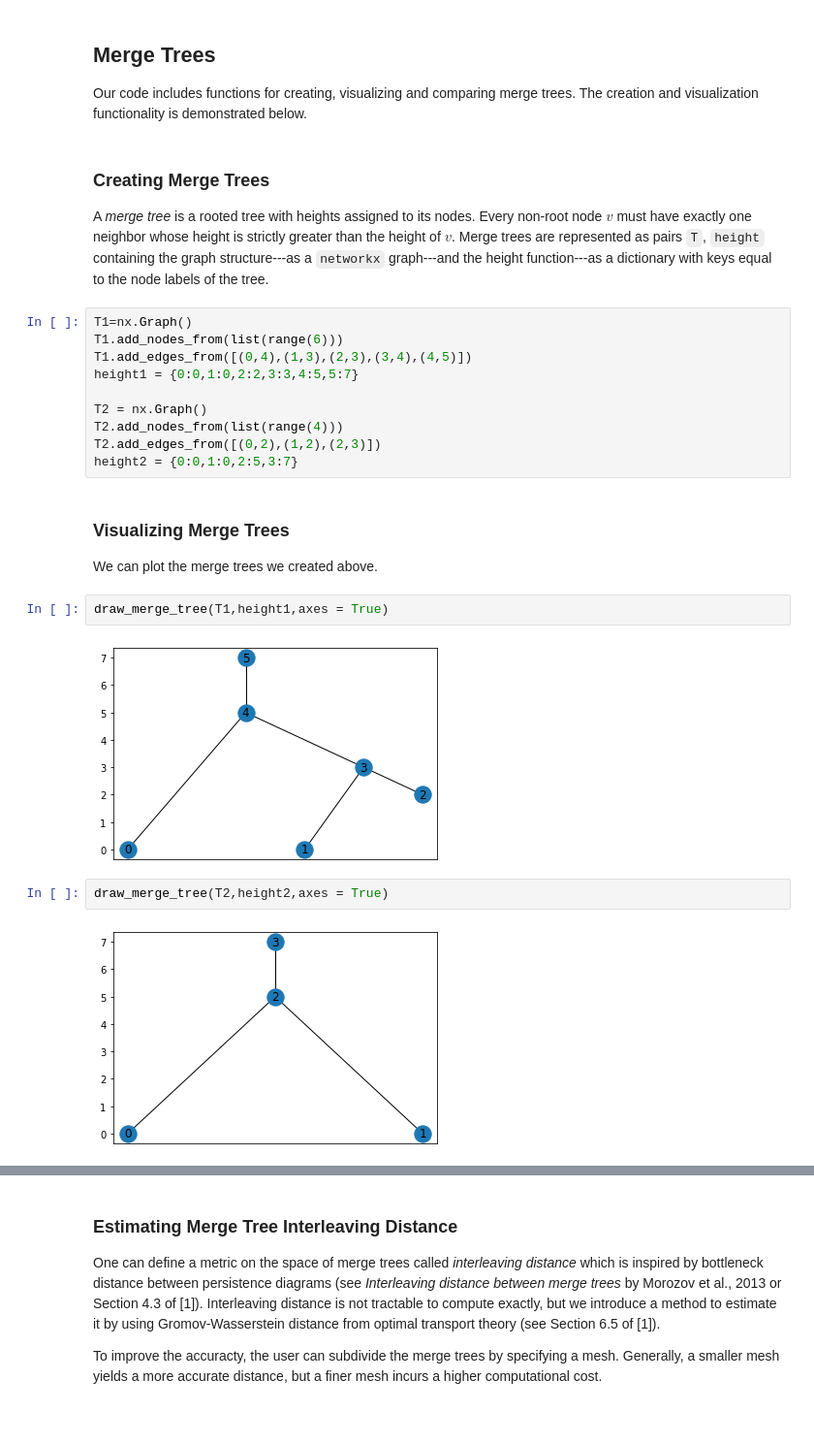
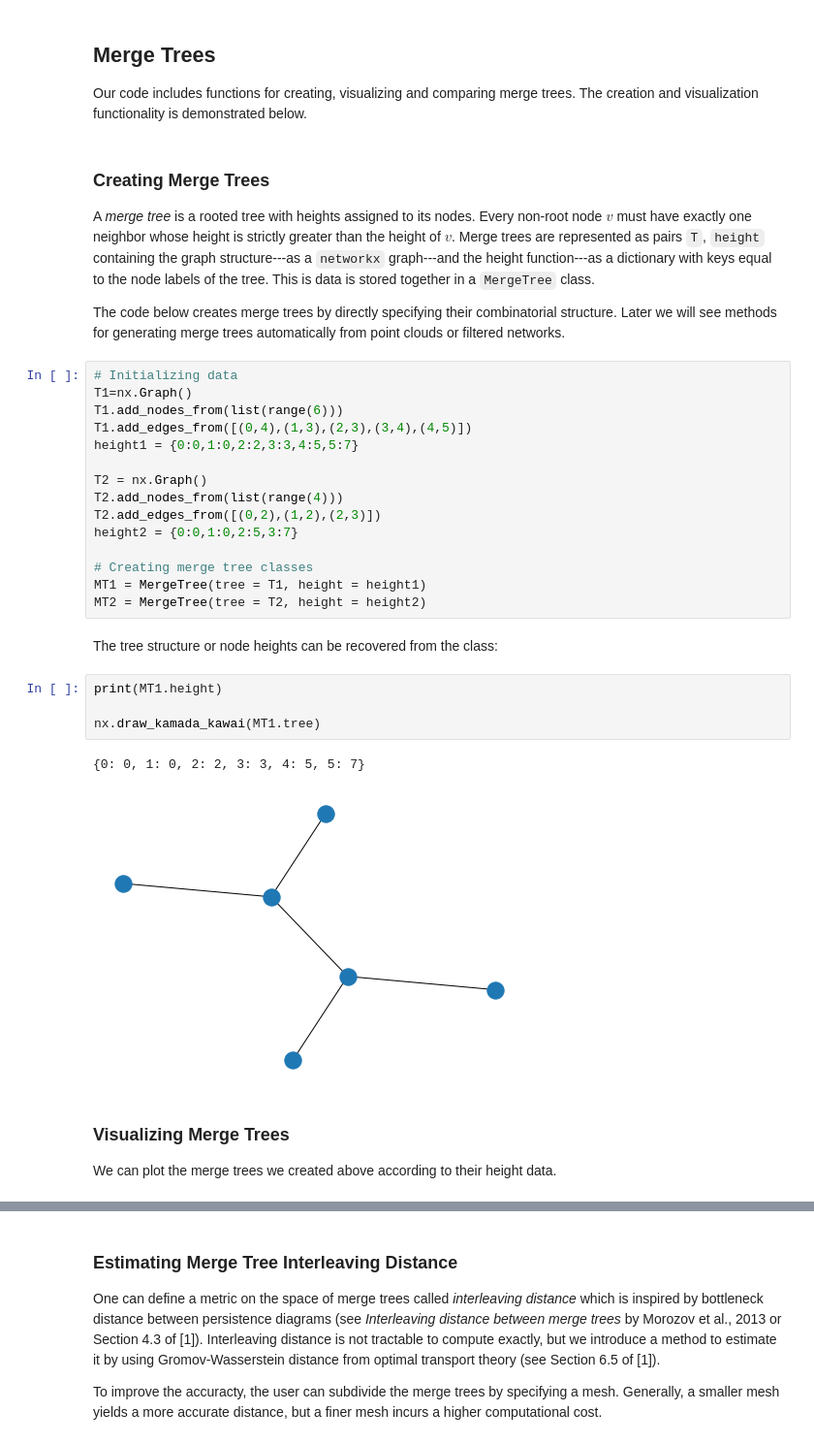
Before and after one commit to trneedham/Decorated-Merge-Trees, a Jupyter notebook: 00_MergeTreesAndDecoratedMergeTrees.ipynb, the cells around one changed output, grey strips where cells are left out. Shown at 97% size. Cells and saved outputs as stored; diff of their text form; blank space fills up the shorter version.

```diff
--- a/00_MergeTreesAndDecoratedMergeTrees.ipynb
+++ b/00_MergeTreesAndDecoratedMergeTrees.ipynb
@@ -34,8 +36,11 @@ Our code includes functions for creating, visualizing and comparing merge trees.
 # %% [markdown]
 ### Creating Merge Trees
 
-A *merge tree* is a rooted tree with heights assigned to its nodes. Every non-root node $v$ must have exactly one neighbor whose height is strictly greater than the height of $v$. Merge trees are represented as pairs `T`, `height` containing the graph structure---as a `networkx` graph---and the height function---as a dictionary with keys equal to the node labels of the tree.
+A *merge tree* is a rooted tree with heights assigned to its nodes. Every non-root node $v$ must have exactly one neighbor whose height is strictly greater than the height of $v$. Merge trees are represented as pairs `T`, `height` containing the graph structure---as a `networkx` graph---and the height function---as a dictionary with keys equal to the node labels of the tree. This is data is stored together in a `MergeTree` class.
+
+The code below creates merge trees by directly specifying their combinatorial structure. Later we will see methods for generating merge trees automatically from point clouds or filtered networks.
 # %%
+# Initializing data
 T1=nx.Graph()
 T1.add_nodes_from(list(range(6)))
 T1.add_edges_from([(0,4),(1,3),(2,3),(3,4),(4,5)])
@@ -45,15 +50,20 @@ T2 = nx.Graph()
 T2.add_nodes_from(list(range(4)))
 T2.add_edges_from([(0,2),(1,2),(2,3)])
 height2 = {0:0,1:0,2:5,3:7}
+
+# Creating merge tree classes
+MT1 = MergeTree(tree = T1, height = height1)
+MT2 = MergeTree(tree = T2, height = height2)
+# %% [markdown]
+The tree structure or node heights can be recovered from the class:
+# %%
+print(MT1.height)
+
+nx.draw_kamada_kawai(MT1.tree)
+# %% [output]
+{0: 0, 1: 0, 2: 2, 3: 3, 4: 5, 5: 7}
+[figure, added]
 # %% [markdown]
 ### Visualizing Merge Trees
 
-We can plot the merge trees we created above.
+We can plot the merge trees we created above according to their height data.
-# %%
-draw_merge_tree(T1,height1,axes = True)
-# %% [output]
-[figure, removed]
-# %%
-draw_merge_tree(T2,height2,axes = True)
-# %% [output]
-[figure, removed]
```
Also changed, not shown: parts of 54 cells of this notebook.
